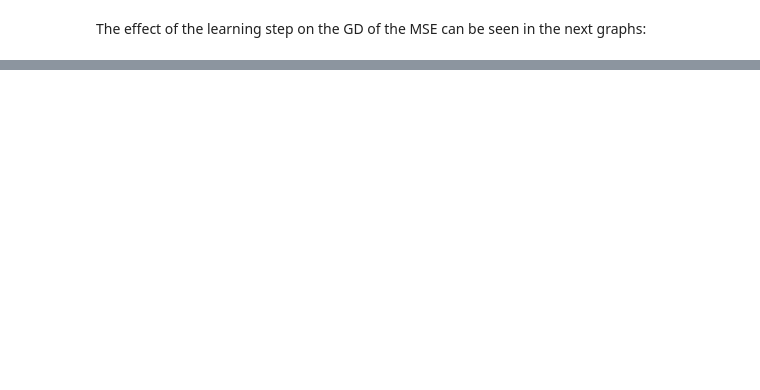
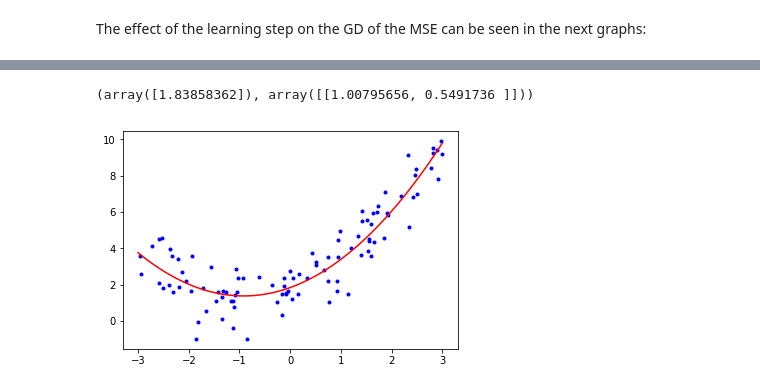
Before and after one commit to AlejandroAlayonS/Machine-Learning, a Jupyter notebook: 4. Training models.ipynb, the cells around one changed output, grey strips where cells are left out. Drawn from its saved outputs; the diff is of its cells as text; code cells hidden in the pictures; blank space fills up the shorter version.

```diff
--- a/4. Training models.ipynb
+++ b/4. Training models.ipynb
@@ -151,0 +200,20 @@ plt.show()
+# %%
+from sklearn.preprocessing import PolynomialFeatures
+poly_features = PolynomialFeatures(degree=2, include_bias=False)
+X_poly = poly_features.fit_transform(X)
+
+lin_reg = LinearRegression()
+lin_reg.fit(X_poly, y)
+lin_reg.intercept_, lin_reg.coef_
+# %% [output]
+(array([1.83858362]), array([[1.00795656, 0.5491736 ]]))
+# %%
+X_new=np.linspace(-3, 3, 100).reshape(100, 1)
+X_new_poly = poly_features.transform(X_new)
+y_new = lin_reg.predict(X_new_poly)
+
+plt.plot(X,y,'b.')
+plt.plot(X_new, y_new, 'r-')
+plt.show()
+# %% [output]
+[figure, added]
```
Also changed, not shown: parts of 29 cells of this notebook.
